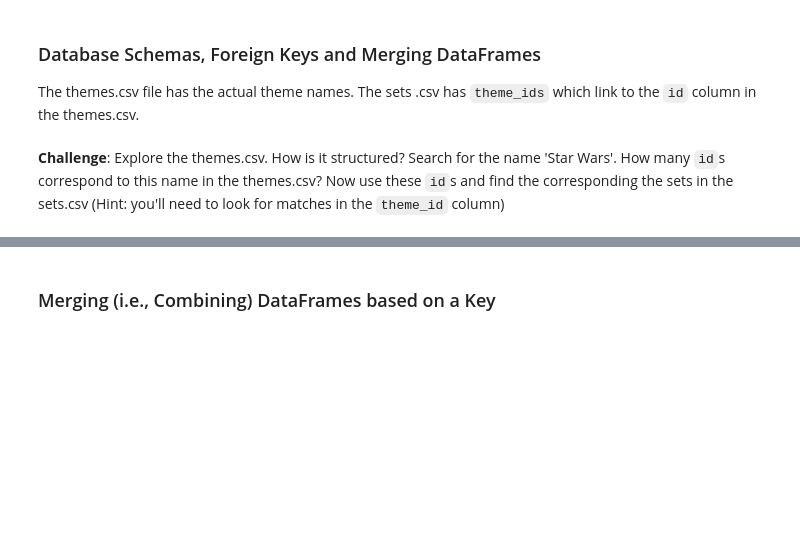
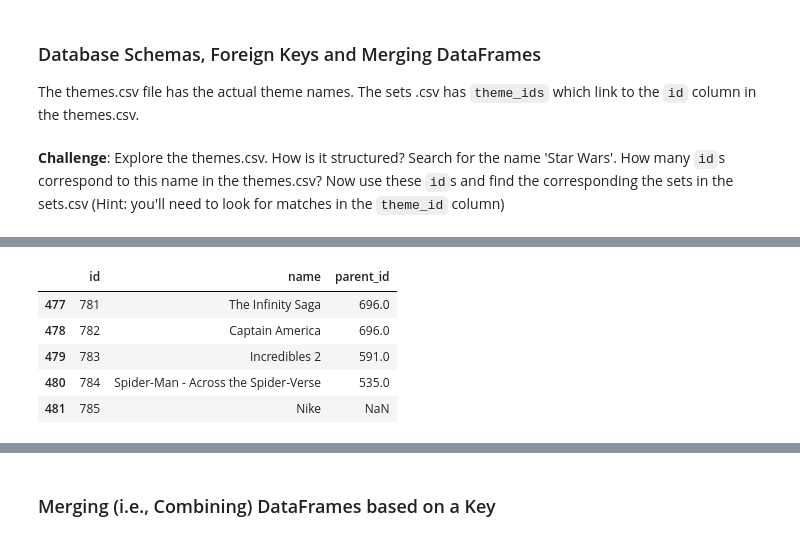
Before and after one commit to AndyRoy04/100DaysOfCode_Python, a Jupyter notebook: Day_74/Lego_Analysis_for_Course_(start).ipynb, the cells around one changed output, grey strips where cells are left out. Saved outputs shown, nothing was run; the diff lists cells and outputs as text; code cells hidden in the pictures; blank space fills up the shorter version.

```diff
--- a/Day_74/Lego_Analysis_for_Course_(start).ipynb
+++ b/Day_74/Lego_Analysis_for_Course_(start).ipynb
@@ -273,0 +297,9 @@ The themes.csv file has the actual theme names. The sets .csv has <code>theme_id
+# %%
+themes.tail()
+# %% [output]
+|  | id | name | parent_id |
+| 477 | 781 | The Infinity Saga | 696.0 |
+| 478 | 782 | Captain America | 696.0 |
+| 479 | 783 | Incredibles 2 | 591.0 |
+| 480 | 784 | Spider-Man - Across the Spider-Verse | 535.0 |
+| 481 | 785 | Nike | NaN |
```
Also changed, not shown: parts of 5 cells of this notebook.
